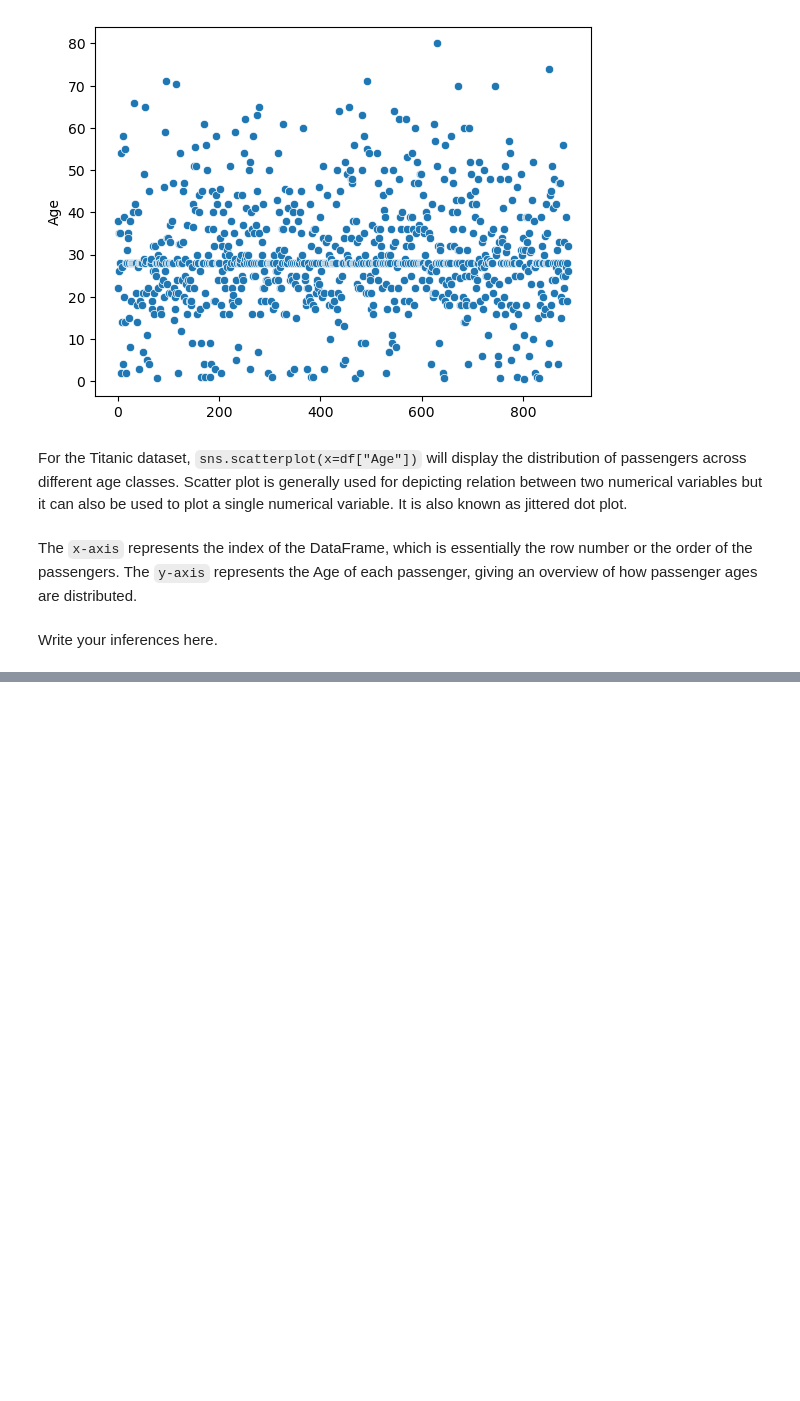
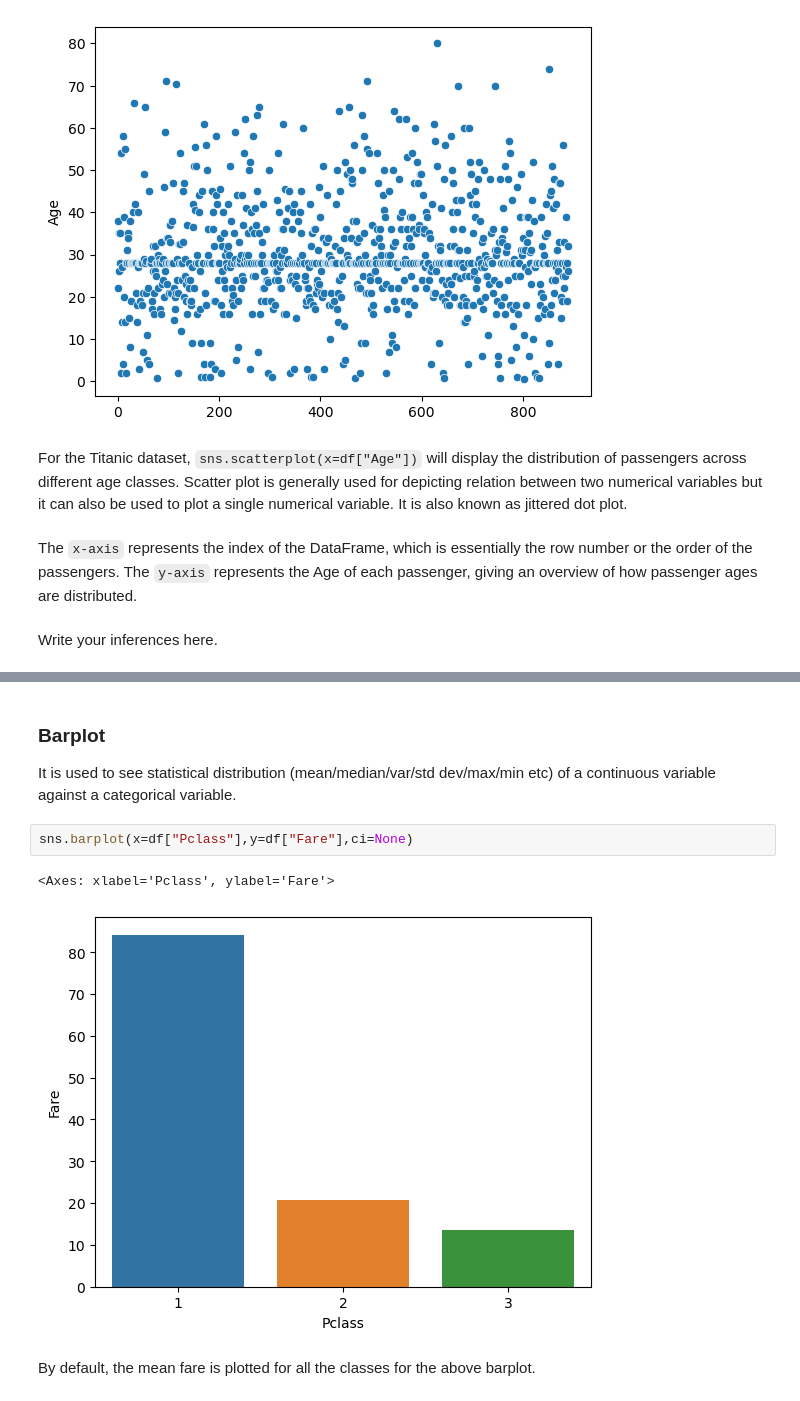
Before and after one commit to Rakeshpawade/EDA_Case_Study_Exploring_Survival_on_the_Titanic, a Jupyter notebook: EDA_Case_Study_Exploring_Survival_on_the_Titanic.ipynb, the cells around one changed output, grey strips where cells are left out. Drawn from its saved outputs; the diff is of its cells as text; blank space fills up the shorter version.

```diff
--- a/EDA_Case_Study_Exploring_Survival_on_the_Titanic.ipynb
+++ b/EDA_Case_Study_Exploring_Survival_on_the_Titanic.ipynb
@@ -390,0 +465,11 @@ Write your inferences here.
+# %% [markdown]
+### Barplot
+
+It is used to see statistical distribution (mean/median/var/std dev/max/min etc) of a continuous variable against a categorical variable.
+# %%
+sns.barplot(x=df["Pclass"],y=df["Fare"],ci=None)
+# %% [output]
+<Axes: xlabel='Pclass', ylabel='Fare'>
+[figure, added]
+# %% [markdown]
+By default, the mean fare is plotted for all the classes for the above barplot.
```
Also changed, not shown: parts of 39 cells of this notebook.
